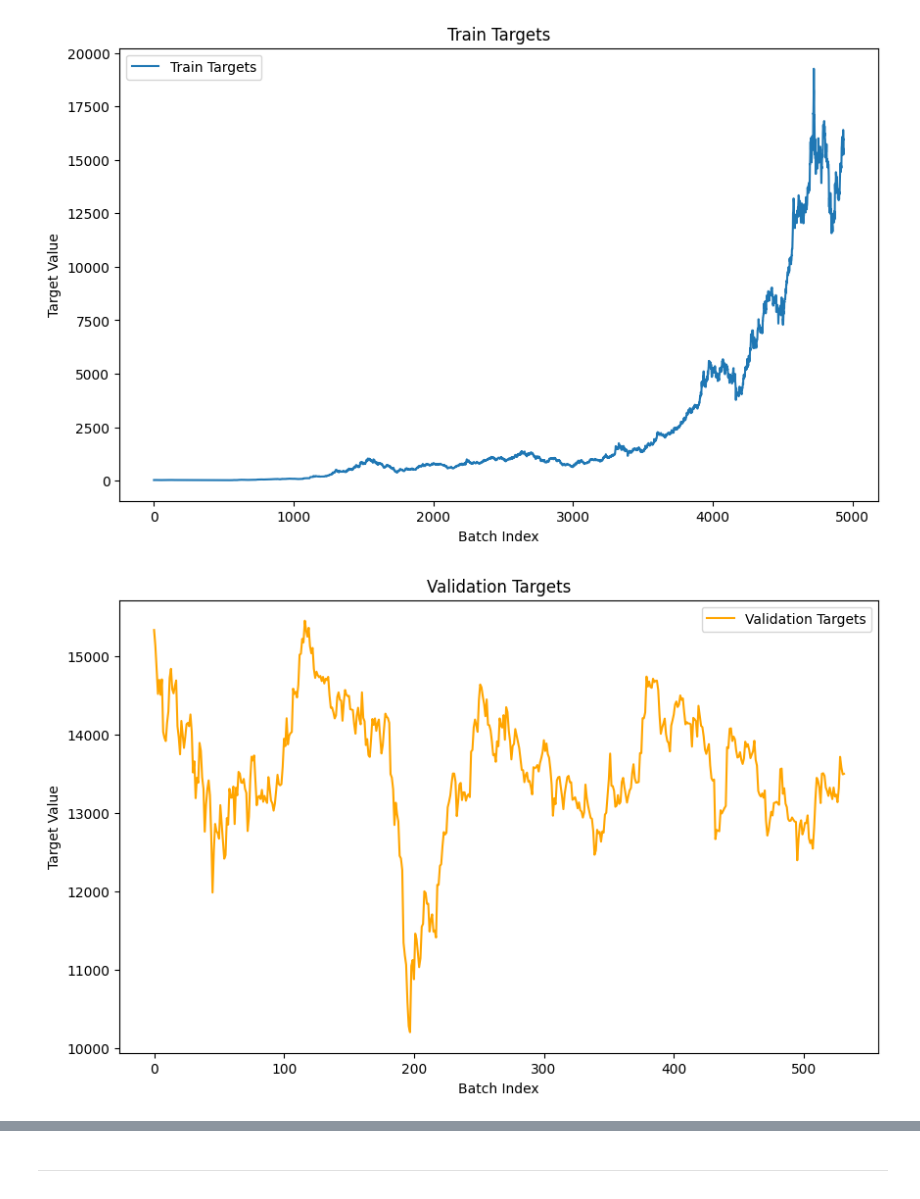
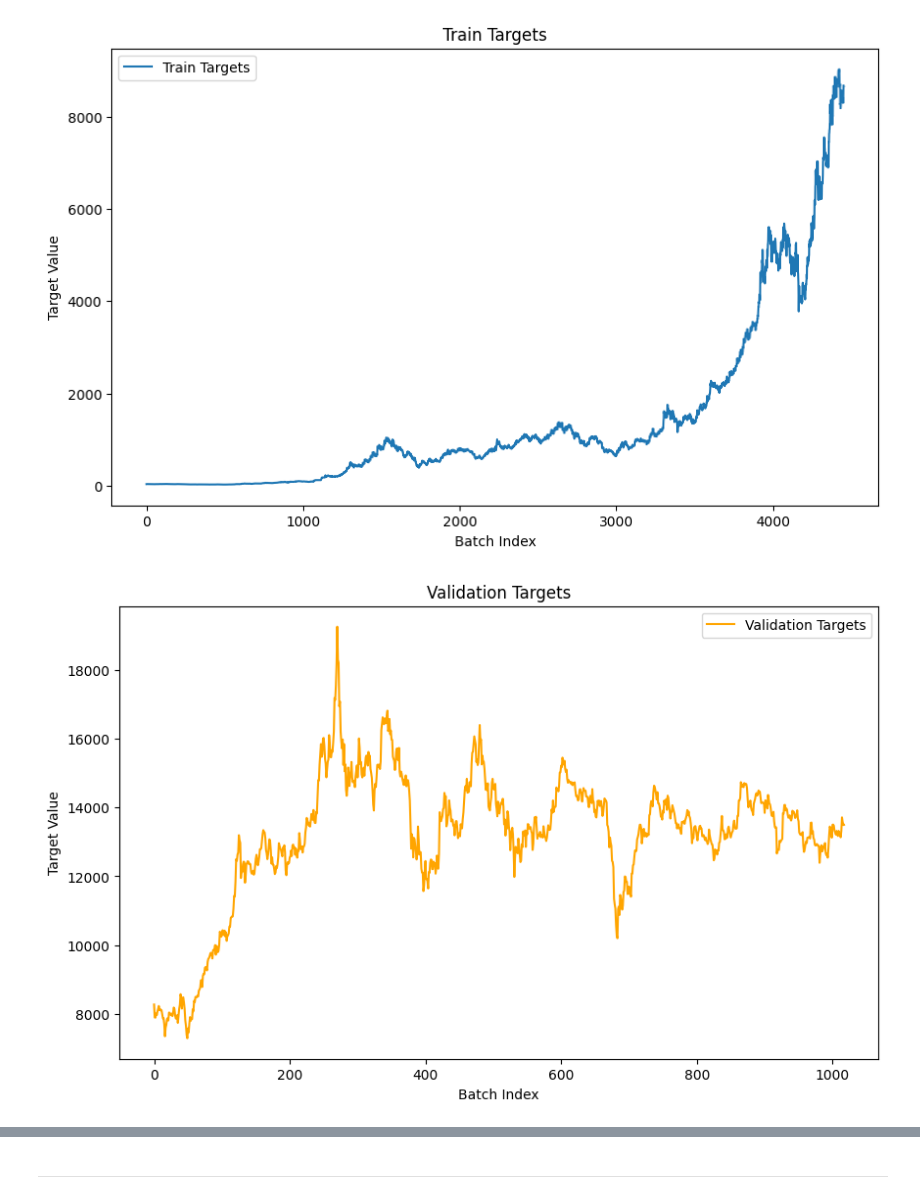
Before and after one commit to lgy112112/KAN_Stocks, a Jupyter notebook: train.ipynb, the cells around one changed output, grey strips where cells are left out. Saved outputs shown, nothing was run; the diff lists cells and outputs as text; code cells hidden in the pictures.

```diff
--- a/train.ipynb
+++ b/train.ipynb
@@ -6,4 +1,5 @@ sys.path.append('Efficient-KAN-in-Chinese')
 # %%
+%cd KAN_Stocks
 import pandas as pd
 import torch
 from torch.utils.data import Dataset, DataLoader
@@ -28,8 +24,8 @@ for column in data.columns:
         data[column] = pd.to_numeric(data[column], errors='coerce')
 
 # 划分训练集和验证集
-train_data = data[data['year'] <= 2021]
-val_data = data[data['year'] > 2021]
+train_data = data[data['year'] <= 2019]
+val_data = data[data['year'] > 2019]
 
 # 定义 Dataset 类
 class StockDataset(Dataset):
@@ -120,5 +118,5 @@ torch.Size([32])
-[figure, old version]
+[figure, new version]
-[figure, old version]
+[figure, new version]
 # %%
 import torch
 import torch.nn as nn
```
Also changed, not shown: parts of 4 cells of this notebook, 1 other file.
